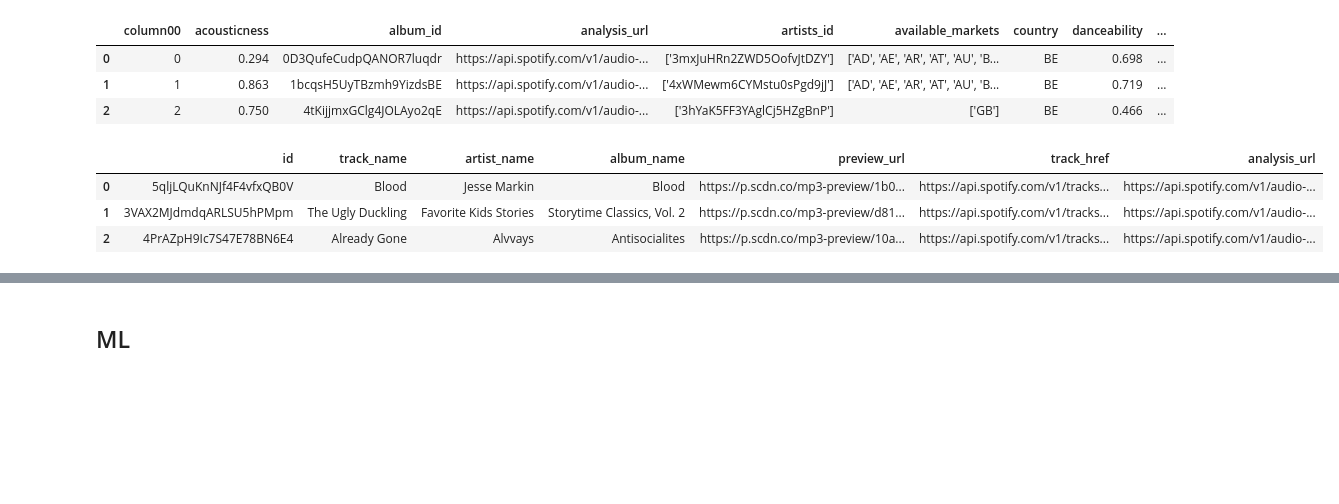
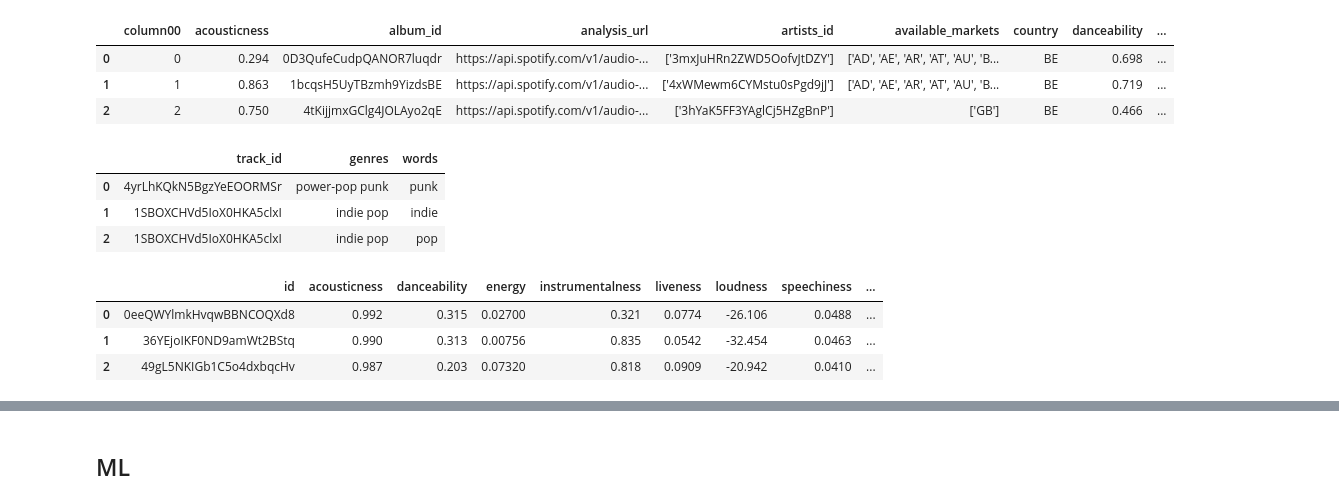
Before and after one commit to dejse/spotify-recommendation-streamlit, a Jupyter notebook: notebooks/E2E.ipynb, the cells around one changed output, grey strips where cells are left out. Cells and saved outputs as stored; diff of their text form; code cells hidden in the pictures; blank space fills up the shorter version.

Commit message:
update E2E with genres

```diff
--- a/notebooks/E2E.ipynb
+++ b/notebooks/E2E.ipynb
@@ -74 +108,8 @@ con.table("tracks").limit(3).df()
+# %%
+con.table("genres").limit(3).df()
+# %% [output]
+|  | track_id | genres | words |
+| 0 | 4yrLhKQkN5BgzYeEOORMSr | power-pop punk | punk |
+| 1 | 1SBOXCHVd5IoX0HKA5clxI | indie pop | indie |
+| 2 | 1SBOXCHVd5IoX0HKA5clxI | indie pop | pop |
 # %%
@@ -90,7 +134,7 @@ create_lookup_table(con)
 # %%
-con.view("lookup").limit(3).df()
+con.table("features").limit(3).df()
 # %% [output]
-|  | id | track_name | artist_name | album_name | preview_url | track_href | analysis_url |
-| 0 | 5qljLQuKnNJf4F4vfxQB0V | Blood | Jesse Markin | Blood | https://p.scdn.co/mp3-preview/1b0... | https://api.spotify.com/v1/tracks... | https://api.spotify.com/v1/audio-... |
-| 1 | 3VAX2MJdmdqARLSU5hPMpm | The Ugly Duckling | Favorite Kids Stories | Storytime Classics, Vol. 2 | https://p.scdn.co/mp3-preview/d81... | https://api.spotify.com/v1/tracks... | https://api.spotify.com/v1/audio-... |
-| 2 | 4PrAZpH9Ic7S47E78BN6E4 | Already Gone | Alvvays | Antisocialites | https://p.scdn.co/mp3-preview/10a... | https://api.spotify.com/v1/tracks... | https://api.spotify.com/v1/audio-... |
+|  | id | acousticness | danceability | energy | instrumentalness | liveness | loudness | speechiness | ... |
+| 0 | 0eeQWYlmkHvqwBBNCOQXd8 | 0.992 | 0.315 | 0.02700 | 0.321 | 0.0774 | -26.106 | 0.0488 | ... |
+| 1 | 36YEjoIKF0ND9amWt2BStq | 0.990 | 0.313 | 0.00756 | 0.835 | 0.0542 | -32.454 | 0.0463 | ... |
+| 2 | 49gL5NKIGb1C5o4dxbqcHv | 0.987 | 0.203 | 0.07320 | 0.818 | 0.0909 | -20.942 | 0.0410 | ... |
```
Also changed, not shown: parts of 11 cells of this notebook, 4 other files.
